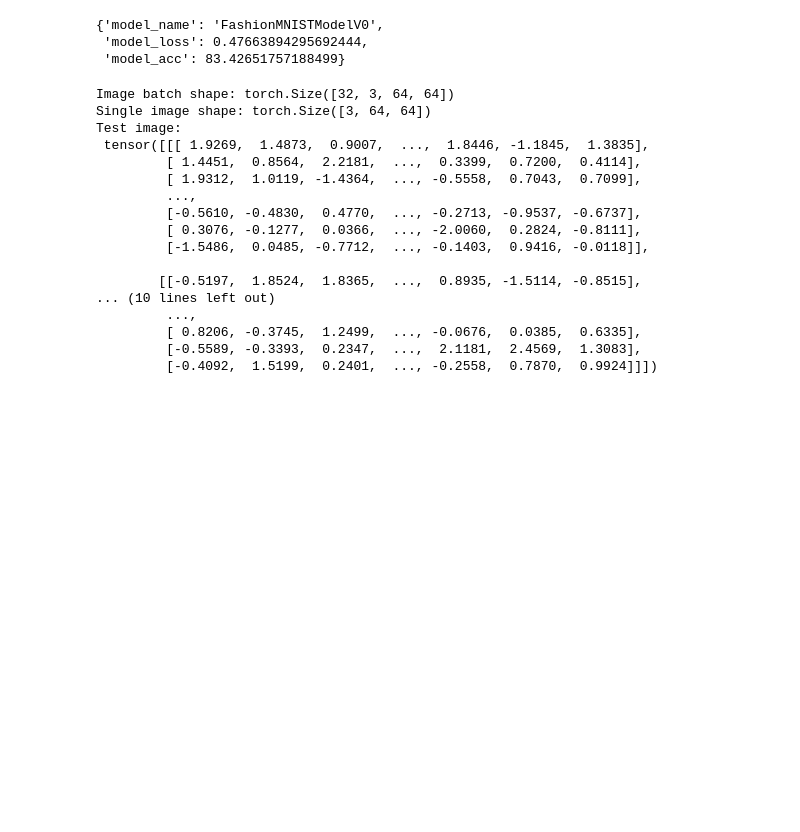
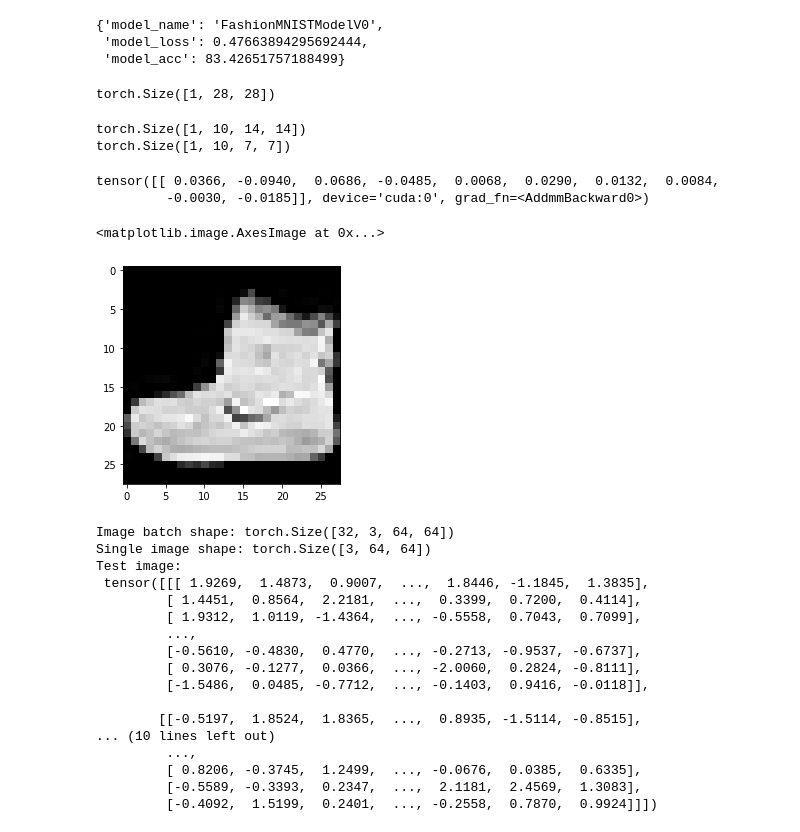
Before and after one commit to qarimbas/pytorch-deep-learning-course, a Jupyter notebook: 03_pytorch_computer_vision_video.ipynb, the cells around one changed output. Cells and saved outputs as stored; diff of their text form; code cells hidden in the pictures; blank space fills up the shorter version.

```diff
--- a/03_pytorch_computer_vision_video.ipynb
+++ b/03_pytorch_computer_vision_video.ipynb
@@ -703,3 +703,21 @@ torch.manual_seed(42)
 model_2 = FashionMNISTModelV2(input_shape=1,
                               hidden_units=10,
                               output_shape=len(class_names)).to(device)
+# %%
+rand_image_tensor = torch.randn(size=(1, 28, 28))
+rand_image_tensor.shape
+# %% [output]
+torch.Size([1, 28, 28])
+# %%
+# Pass image through model
+model_2(rand_image_tensor.unsqueeze(0).to(device))
+# %% [output]
+torch.Size([1, 10, 14, 14])
+torch.Size([1, 10, 7, 7])
+tensor([[ 0.0366, -0.0940,  0.0686, -0.0485,  0.0068,  0.0290,  0.0132,  0.0084,
+         -0.0030, -0.0185]], device='cuda:0', grad_fn=<AddmmBackward0>)
+# %%
+plt.imshow(image.squeeze(), cmap="gray")
+# %% [output]
+<matplotlib.image.AxesImage at 0x...>
+[figure, added]
```
Also changed, not shown: parts of 12 cells of this notebook.
